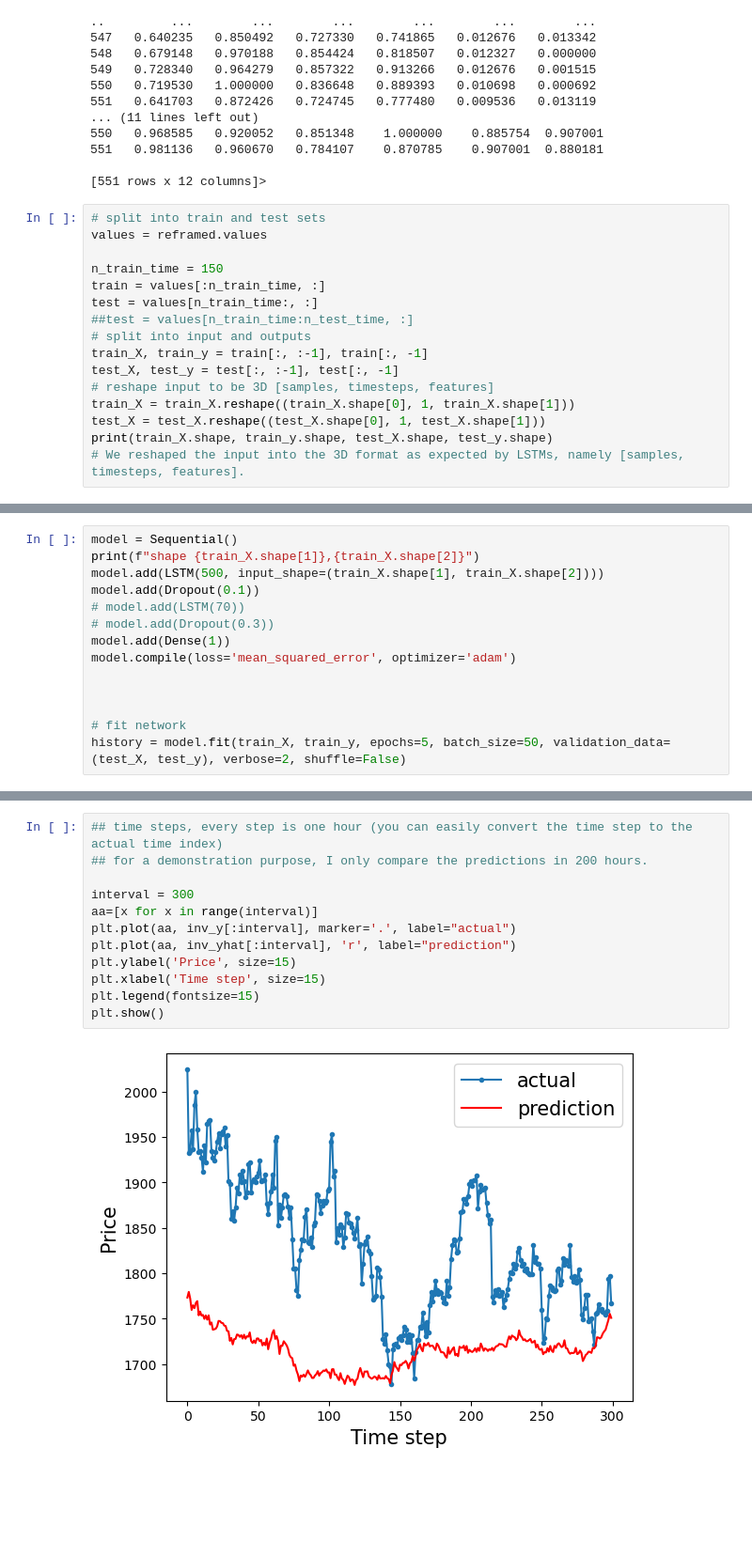
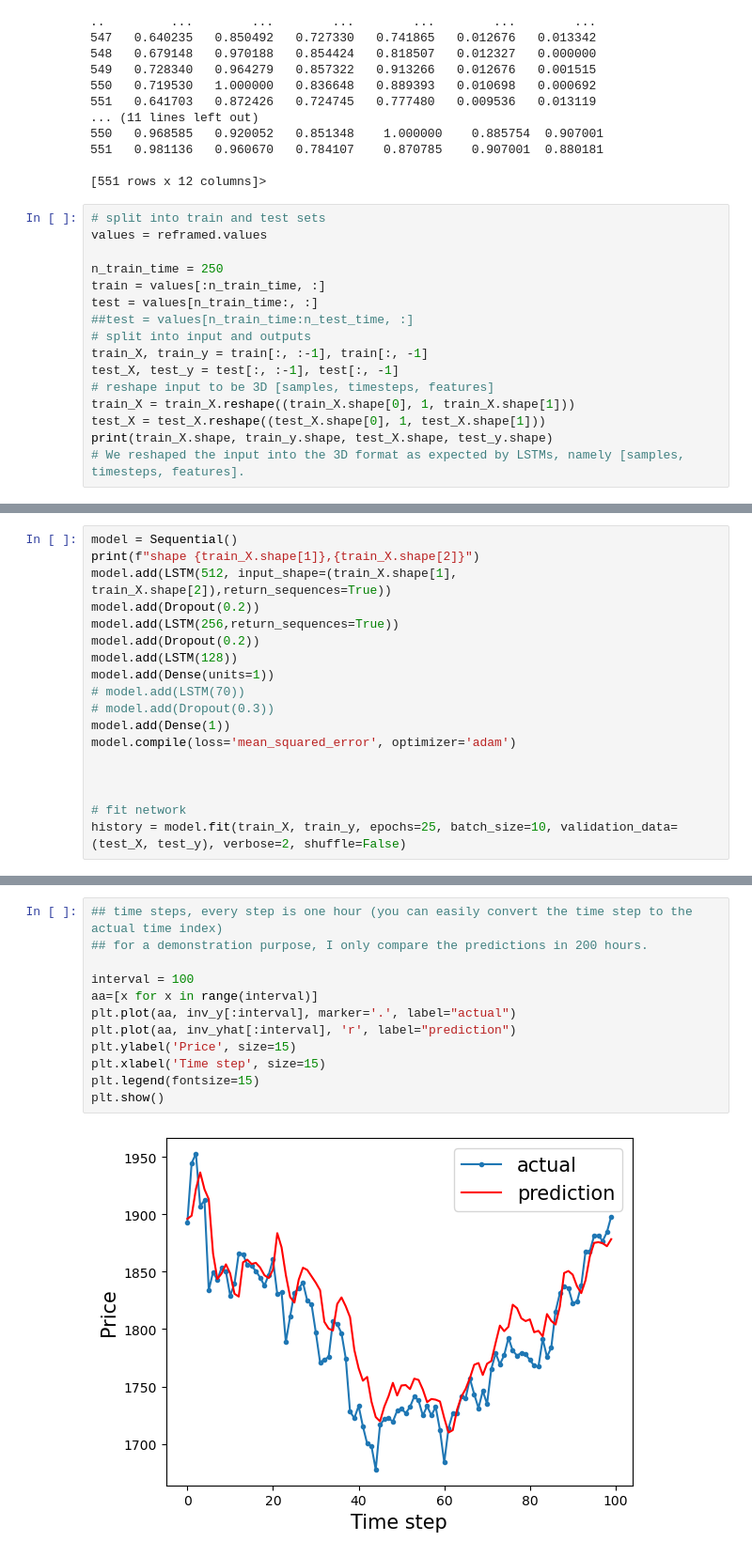
Before and after one commit to abubakar20-02/GoldFolio, a Jupyter notebook: Untitled.ipynb, the cells around one changed output, grey strips where cells are left out. Shown: that part at 94% size. Cells and saved outputs as stored; diff of their text form; blank space fills up the shorter version.

```diff
--- a/Untitled.ipynb
+++ b/Untitled.ipynb
@@ -267,7 +267,7 @@ print(reframed.head)
 # split into train and test sets
 values = reframed.values
 
-n_train_time = 150
+n_train_time = 250
 train = values[:n_train_time, :]
 test = values[n_train_time:, :]
 ##test = values[n_train_time:n_test_time, :]
@@ -284,8 +284,12 @@ print(train_X.shape, train_y.shape, test_X.shape, test_y.shape)
 # %%
 model = Sequential()
 print(f"shape {train_X.shape[1]},{train_X.shape[2]}")
-model.add(LSTM(500, input_shape=(train_X.shape[1], train_X.shape[2])))
-model.add(Dropout(0.1))
+model.add(LSTM(512, input_shape=(train_X.shape[1], train_X.shape[2]),return_sequences=True))
+model.add(Dropout(0.2))
+model.add(LSTM(256,return_sequences=True))
+model.add(Dropout(0.2))
+model.add(LSTM(128))
+model.add(Dense(units=1))
 # model.add(LSTM(70))
 # model.add(Dropout(0.3))
 model.add(Dense(1))
@@ -294,6 +298,6 @@ model.compile(loss='mean_squared_error', optimizer='adam')
 
 
 # fit network
-history = model.fit(train_X, train_y, epochs=5, batch_size=50, validation_data=(test_X, test_y), verbose=2, shuffle=False)
+history = model.fit(train_X, train_y, epochs=25, batch_size=10, validation_data=(test_X, test_y), verbose=2, shuffle=False)
 # %% [output]
 shape 1,11
@@ -339,14 +351,14 @@ Test RMSE: 119.203
 # %%
 ## time steps, every step is one hour (you can easily convert the time step to the actual time index)
 ## for a demonstration purpose, I only compare the predictions in 200 hours.
 
-interval = 300
+interval = 100
 aa=[x for x in range(interval)]
 plt.plot(aa, inv_y[:interval], marker='.', label="actual")
 plt.plot(aa, inv_yhat[:interval], 'r', label="prediction")
 plt.ylabel('Price', size=15)
 plt.xlabel('Time step', size=15)
 plt.legend(fontsize=15)
 plt.show()
 # %% [output]
-[figure, old version]
+[figure, new version]
```
Also changed, not shown: parts of 3 cells of this notebook.
